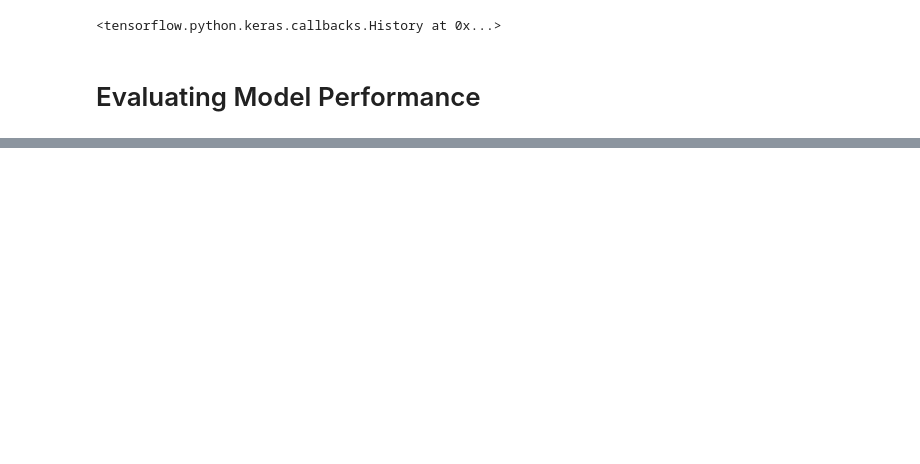
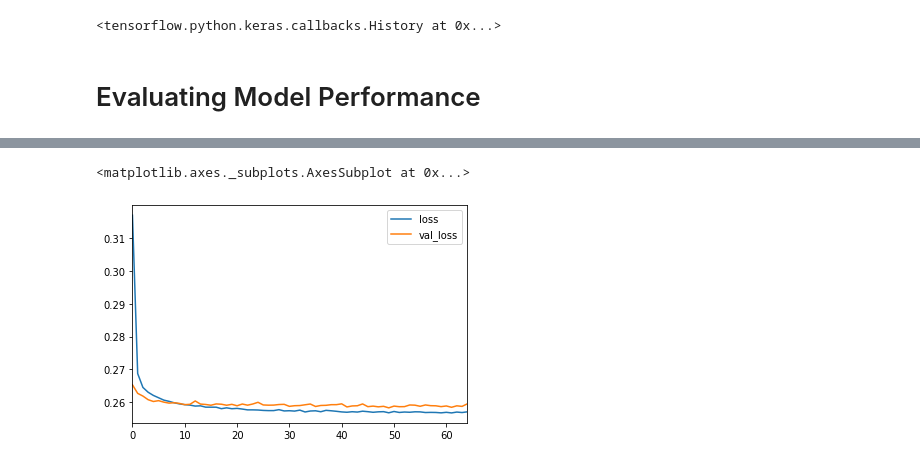
Before and after one commit to ShayanSafavi/ANN_Keras_TF2_Loan_Default, a Jupyter notebook: Keras-TF2-Loan-Default.ipynb, the cells around one changed output, grey strips where cells are left out. Cells and saved outputs as stored; diff of their text form; code cells hidden in the pictures; blank space fills up the shorter version.

```diff
--- a/Keras-TF2-Loan-Default.ipynb
+++ b/Keras-TF2-Loan-Default.ipynb
@@ -1361,0 +1390,30 @@ losses[['loss','val_loss']].plot()
+# %%
+kernel_constraint=max_norm(2.)
+
+model2 = Sequential()
+
+# input layer
+model2.add(Dense(78,  kernel_constraint=max_norm(3.), activation='relu'))
+model2.add(Dropout(0.4))
+
+# hidden layer
+model2.add(Dense(39, kernel_constraint=max_norm(3.), activation='relu'))
+model2.add(Dropout(0.4))
+
+# hidden layer
+#model2.add(Dense(19, activation='relu'))
+#model2.add(Dropout(0.3))
+
+# output layer
+model2.add(Dense(units=1,activation='sigmoid'))
+
+# Compile model
+model2.compile(loss='binary_crossentropy', optimizer='adam')
+# %%
+model2.fit(x=X_train,
+          y=y_train,
+          epochs=80,
+          batch_size=256,
+          validation_data=(X_test, y_test),
+          callbacks=[early_stop]
+          )
@@ -1361,0 +1439,7 @@ losses[['loss','val_loss']].plot()
+# %%
+losses = pd.DataFrame(model2.history.history)
+# %%
+losses[['loss','val_loss']].plot()
+# %% [output]
+<matplotlib.axes._subplots.AxesSubplot at 0x...>
+[figure, added]
```
Also changed, not shown: parts of 26 cells of this notebook, 1 other file.
